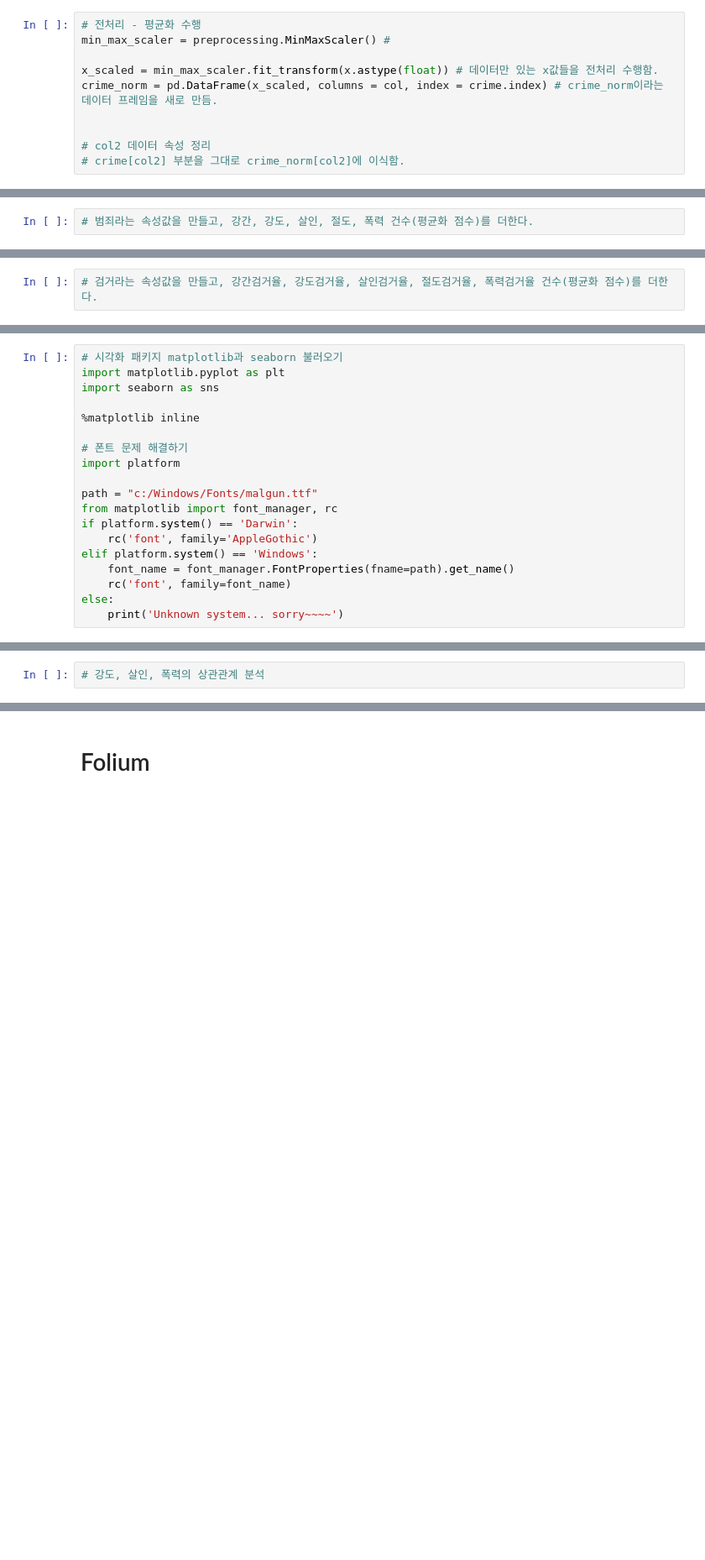
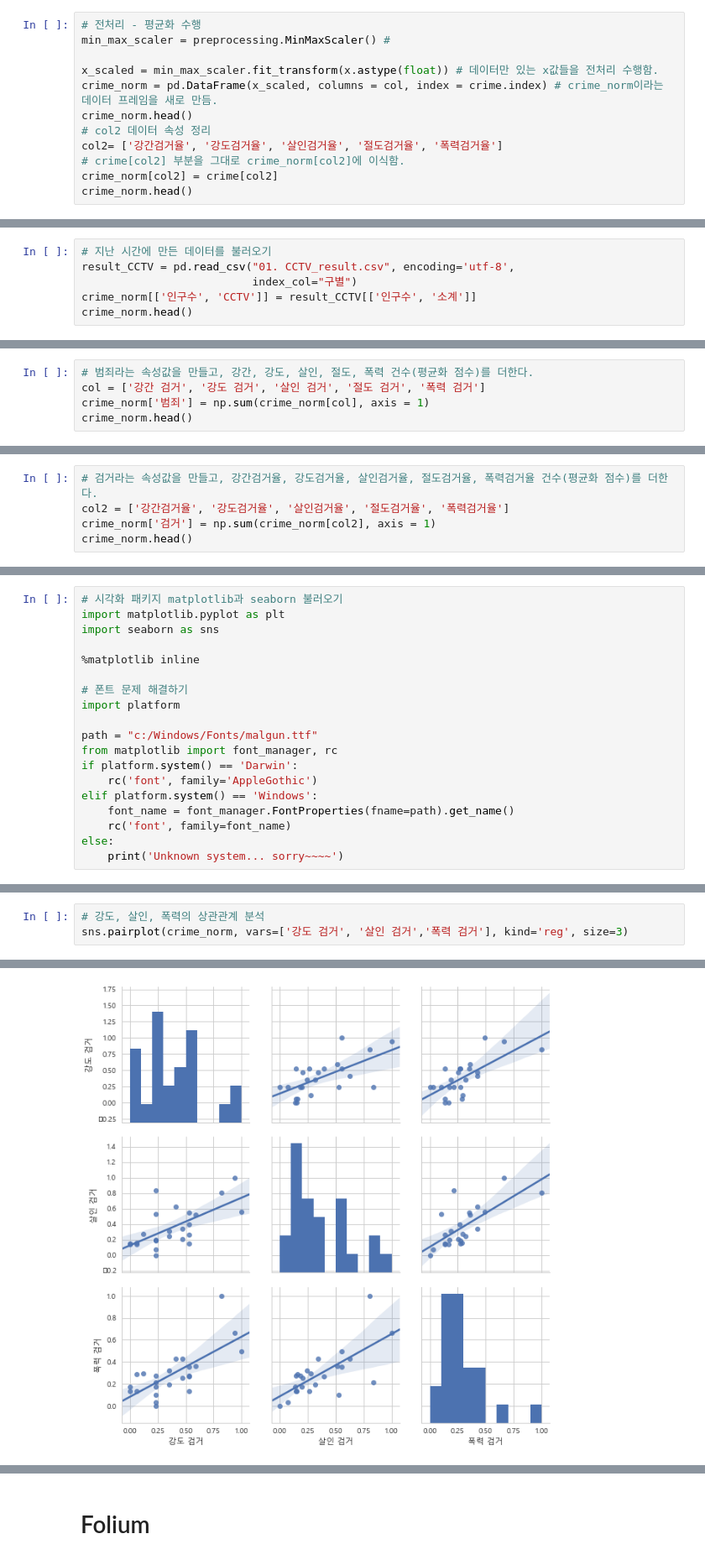
Before and after one commit to marinbluei/MgtDatabase2018, a Jupyter notebook: 데이터분석2/서울시 범죄현황 분석_student.ipynb, the cells around one changed output, grey strips where cells are left out. Shown at 84% size. Saved outputs shown, nothing was run; the diff lists cells and outputs as text; blank space fills up the shorter version.

```diff
--- a/데이터분석2/서울시 범죄현황 분석_student.ipynb
+++ b/데이터분석2/서울시 범죄현황 분석_student.ipynb
@@ -518,8 +520,10 @@ min_max_scaler = preprocessing.MinMaxScaler() #
 
 x_scaled = min_max_scaler.fit_transform(x.astype(float)) # 데이터만 있는 x값들을 전처리 수행함.
 crime_norm = pd.DataFrame(x_scaled, columns = col, index = crime.index) # crime_norm이라는 데이터 프레임을 새로 만듬.
-
-
+crime_norm.head()
 # col2 데이터 속성 정리
+col2= ['강간검거율', '강도검거율', '살인검거율', '절도검거율', '폭력검거율']
 # crime[col2] 부분을 그대로 crime_norm[col2]에 이식함.
+crime_norm[col2] = crime[col2]
+crime_norm.head()
 # %% [output]
@@ -530,0 +539,6 @@ NameError: name 'x' is not defined
+# %%
+# 지난 시간에 만든 데이터를 불러오기
+result_CCTV = pd.read_csv("01. CCTV_result.csv", encoding='utf-8',
+                          index_col="구별")
+crime_norm[['인구수', 'CCTV']] = result_CCTV[['인구수', '소계']]
+crime_norm.head()
@@ -531,2 +553,5 @@ NameError: name 'x' is not defined
 # %%
 # 범죄라는 속성값을 만들고, 강간, 강도, 살인, 절도, 폭력 건수(평균화 점수)를 더한다.
+col = ['강간 검거', '강도 검거', '살인 검거', '절도 검거', '폭력 검거']
+crime_norm['범죄'] = np.sum(crime_norm[col], axis = 1)
+crime_norm.head()
@@ -533,2 +566,5 @@ NameError: name 'x' is not defined
 # %%
 # 검거라는 속성값을 만들고, 강간검거율, 강도검거율, 살인검거율, 절도검거율, 폭력검거율 건수(평균화 점수)를 더한다.
+col2 = ['강간검거율', '강도검거율', '살인검거율', '절도검거율', '폭력검거율']
+crime_norm['검거'] = np.sum(crime_norm[col2], axis = 1)
+crime_norm.head()
@@ -644,2 +765,4 @@ crime_norm.head()
 # %%
 # 강도, 살인, 폭력의 상관관계 분석
+sns.pairplot(crime_norm, vars=['강도 검거', '살인 검거','폭력 검거'], kind='reg', size=3)
+# %% [output]
@@ -645,0 +770 @@ crime_norm.head()
+[figure, added]
```
Also changed, not shown: parts of 54 cells of this notebook, 1 other file.
